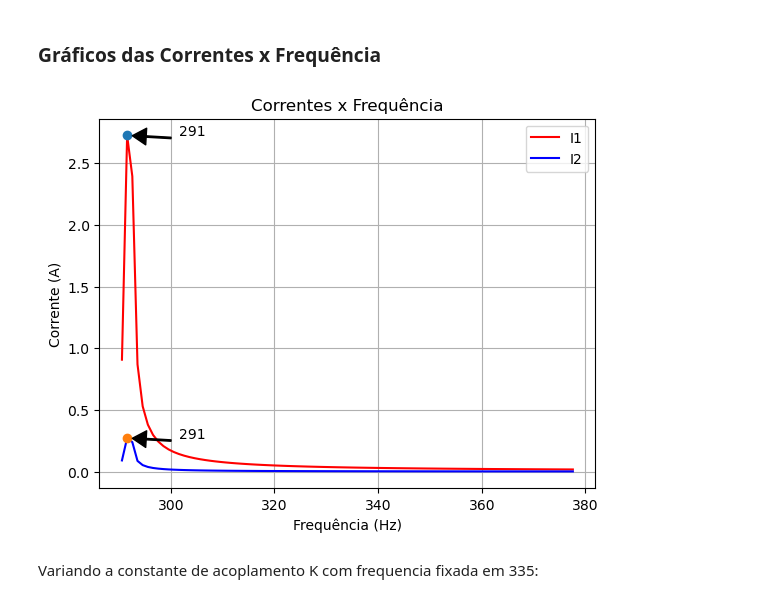
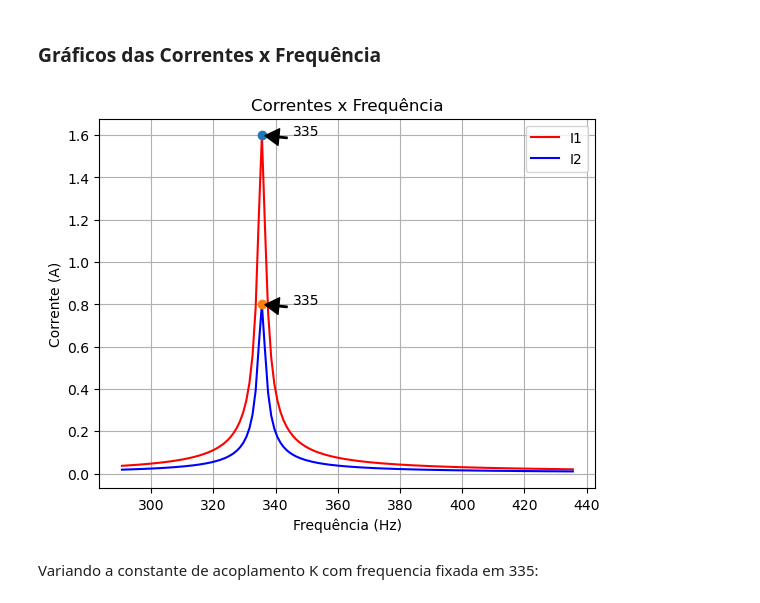
Before and after one commit to PedroPauloMorenoCamargo/Projeto_Eletromag, a Jupyter notebook: Parte_Teórica.ipynb, the cells around one changed output. Saved outputs shown, nothing was run; the diff lists cells and outputs as text; code cells hidden in the pictures.

```diff
--- a/Parte_Teórica.ipynb
+++ b/Parte_Teórica.ipynb
@@ -32,7 +32,7 @@ W_ref = (1/(L_1*C_1))**(0.5)
 #Cálculo da Frequência Referente
 F_ref = W_ref/(2*np.pi)
 
-Lista_Frequencias =  np.arange(F_ref,F_ref*1.3, 1)
+Lista_Frequencias =  np.arange(F_ref,F_ref*1.5, 1)
 # %%
 def CalcularTransformador(Z_L1,Z_L2,Z_C1,Z_C2,Z_EQ,ZM):
     Z=np.array([[R_1+Z_L1+Z_C1, -ZM],
@@ -80,33 +80,32 @@ def annot_max(x,y, ax=None):
 # %% [markdown]
 ### Gráficos das Correntes x Frequência
 # %%
-I1,I2 = acha_I1_I2(0.1)
+I1,I2 = acha_I1_I2(0.5)
 
 I1max, I2max = max(I1), max(I2)
 indexI1, indexI2 = list(I1).index(I1max), list(I2).index(I2max)
-
 
 fmax1,fmax2 = Lista_Frequencias[indexI1],Lista_Frequencias[indexI2]
 fig = plt.figure()
 ax = fig.add_subplot(111)
 plt.plot(Lista_Frequencias,I1,'r', label = ("I1"))
 plt.plot(Lista_Frequencias,I2,'b', label = ("I2"))
 plt.plot(fmax1,I1max, "-o")
 plt.plot(fmax2,I2max, "-o")
 ax.annotate(f'{int(fmax1)}', xy=(fmax1, I1max), xytext=(fmax1+10, I1max),
             arrowprops=dict(facecolor='black', shrink=0.1,width=1,headlength=10),
             )
 ax.annotate(f'{int(fmax2)}', xy=(fmax2, I2max), xytext=(fmax2+10, I2max),
             arrowprops=dict(facecolor='black', shrink=0.1,width=1,headlength=10),
             )
 plt.legend()
 plt.title('Correntes x Frequência')
 plt.xlabel("Frequência (Hz)")
 plt.ylabel("Corrente (A)")
 plt.grid(True)
 plt.show()
 # %% [output]
-[figure, old version]
+[figure, new version]
 # %% [markdown]
 Variando a constante de acoplamento K com frequencia fixada em 335:
 # %%
```
Also changed, not shown: parts of 9 cells of this notebook.
